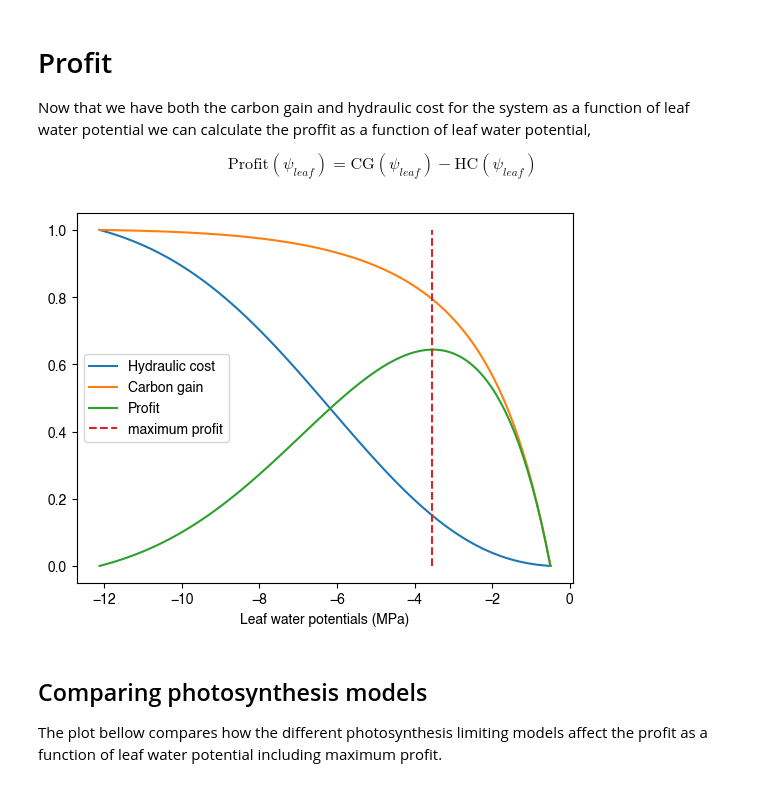
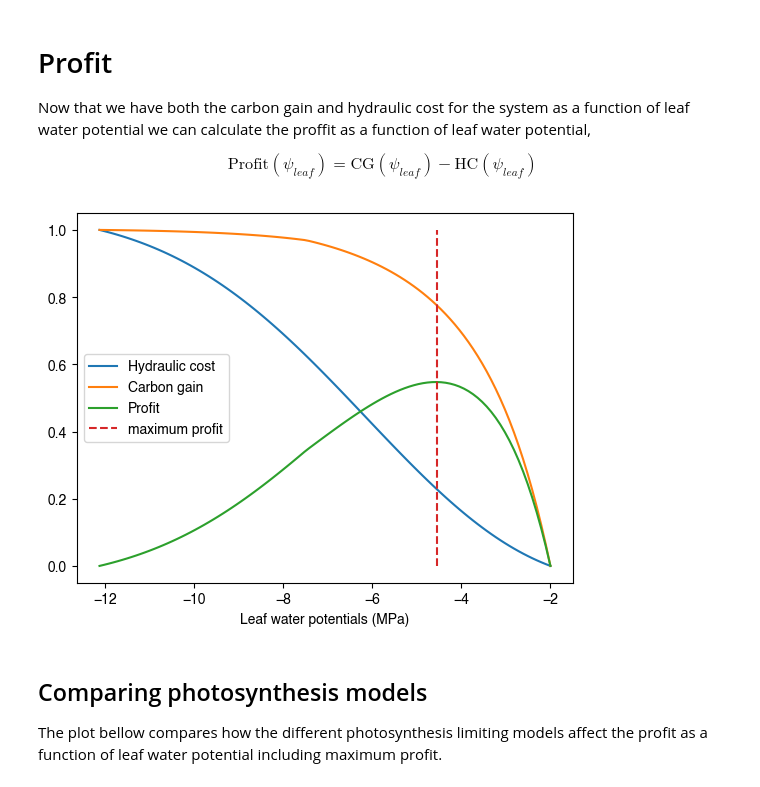
Before and after one commit to CaleBaguley/profit-optimisation-model, a Jupyter notebook: note books/Profit optimisation.ipynb, the cells around one changed output. Drawn from its saved outputs; the diff is of its cells as text; code cells hidden in the pictures.

```diff
--- a/note books/Profit optimisation.ipynb
+++ b/note books/Profit optimisation.ipynb
@@ -58,7 +58,7 @@ conductance_model = cumulative_weibull_distribution_from_conductance_loss_at_giv
                                                                                                     0.88)
 
 # Water potential range
-soil_water_potential = -0.5 # MPa
+soil_water_potential = -2 # MPa
 critical_water_potential = conductance_model.water_potential_from_conductivity_loss_fraction(0.95) # MPa
 water_potentials = linspace(soil_water_potential, critical_water_potential, 100)
 
@@ -402,28 +402,29 @@ $$ \text{Profit}(\psi_{leaf}) = \text{CG}(\psi_{leaf}) - \text{HC}(\psi_{leaf})
 # %%
 profit_optimisation_model = ProfitOptimisationModel(hydraulic_cost_model, leaf_air_coupling_model, CO2_gain_model)
 
 profit_values, carbon_gain, hydraulic_costs, __, __ = \
     profit_optimisation_model.profit_as_a_function_of_leaf_water_potential(water_potentials,
                                                                            soil_water_potential,
                                                                            air_temperature,
                                                                            air_vapour_pressure_deficit,
                                                                            air_pressure,
                                                                            atmospheric_CO2_concentration,
-                                                                           intercellular_oxygen)
+                                                                           intercellular_oxygen,
+                                                                           photosyntheticaly_acitve_radiation)
 
 maximum_profit_id = argmax(profit_values)
 optimal_leaf_water_potential = water_potentials[maximum_profit_id]
 
 plt.plot(water_potentials, hydraulic_costs, label = "Hydraulic cost")
 plt.plot(water_potentials, carbon_gain, label = "Carbon gain")
 plt.plot(water_potentials, profit_values, label = "Profit")
 plt.plot([optimal_leaf_water_potential, optimal_leaf_water_potential], [0,1], linestyle='--', label = "maximum profit")
 plt.legend()
 plt.xlabel("Leaf water potentials (MPa)")
 plt.ylabel("")
 plt.show()
 # %% [output]
-[figure, old version]
+[figure, new version]
 # %% [markdown]
 ## Comparing photosynthesis models
 
```
Also changed, not shown: parts of 19 cells of this notebook.
